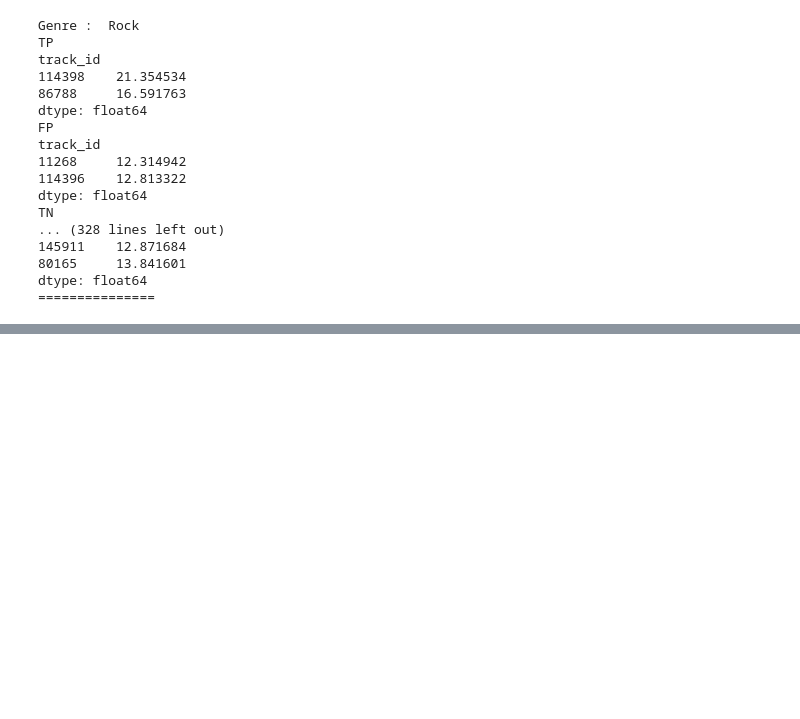
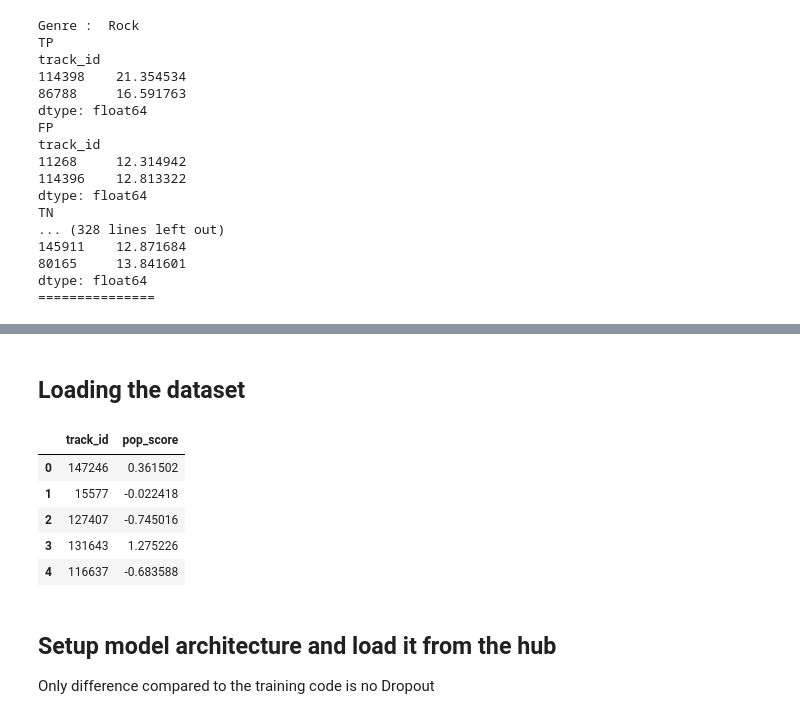
Before and after one commit to Glorf/DH-401, a Jupyter notebook: milestone3.ipynb, the cells around one changed output, grey strips where cells are left out. Saved outputs shown, nothing was run; the diff lists cells and outputs as text; code cells hidden in the pictures; blank space fills up the shorter version.

```diff
--- a/milestone3.ipynb
+++ b/milestone3.ipynb
@@ -807,0 +856,49 @@ dtype: float64
+# %% [markdown]
+## Loading the dataset
+# %%
+from tqdm import tqdm
+import torch
+import torchaudio
+from transformers import Wav2Vec2FeatureExtractor
+import torch.nn.functional as F
+
+
+feature_extractor = Wav2Vec2FeatureExtractor(feature_size=1, sampling_rate=16000, padding_value=0.0, max_length=480000)
+min_train = -3.3939661205367715
+max_train = 5.098214985136099
+
+class PopularityDataset(torch.utils.data.Dataset):
+    def __init__(self, dataframe):
+        self.dataframe = dataframe
+
+    def __len__(self):
+        return len(self.dataframe)
+
+    def __getitem__(self, index):
+        row = self.dataframe.iloc[index]
+        track_id = str(int(row.track_id)).zfill(6)
+        audio_sample, _ = torchaudio.load(f"/content/drive/MyDrive/musicology-dataset-downsampled/{track_id}.mp3")
+        audio_sample = torch.mean(audio_sample, dim=0, keepdim=True)
+        audio_sample = audio_sample.squeeze().numpy()
+        audio_sample = feature_extractor(audio_sample, sampling_rate=16000, return_tensors="pt", padding='max_length', max_length=480000).input_values
+        #score = (row.pop_score - min_train)/(max_train-min_train)
+        return {
+            "input_ids": audio_sample.flatten()[:480000],
+            "labels": torch.tensor(row.pop_score).float(),
+        }
+
+# Ensure we are using the same split as the one used for finetuning
+test = pd.read_csv("https://mbien-public.s3.eu-central-1.amazonaws.com/dh-401/pop_test.csv")
+
+test_ds = PopularityDataset(test[:10])
+test.head()
+# %% [output]
+|  | track_id | pop_score |
+| 0 | 147246 | 0.361502 |
+| 1 | 15577 | -0.022418 |
+| 2 | 127407 | -0.745016 |
+| 3 | 131643 | 1.275226 |
+| 4 | 116637 | -0.683588 |
+# %% [markdown]
+## Setup model architecture and load it from the hub
+Only difference compared to the training code is no Dropout
```
Also changed, not shown: parts of 18 cells of this notebook.
